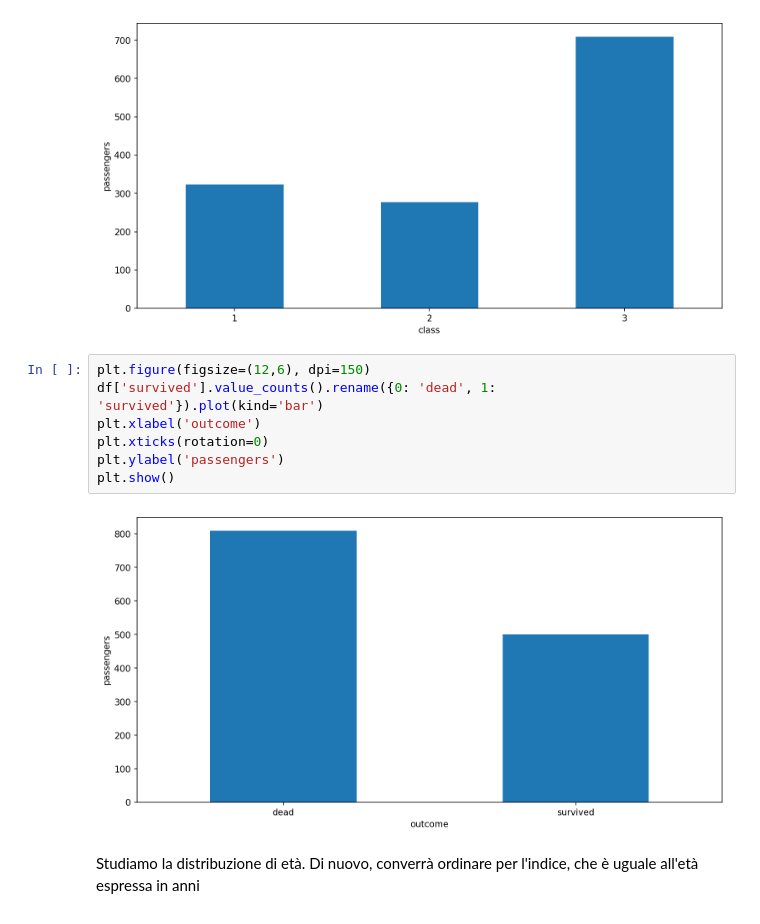
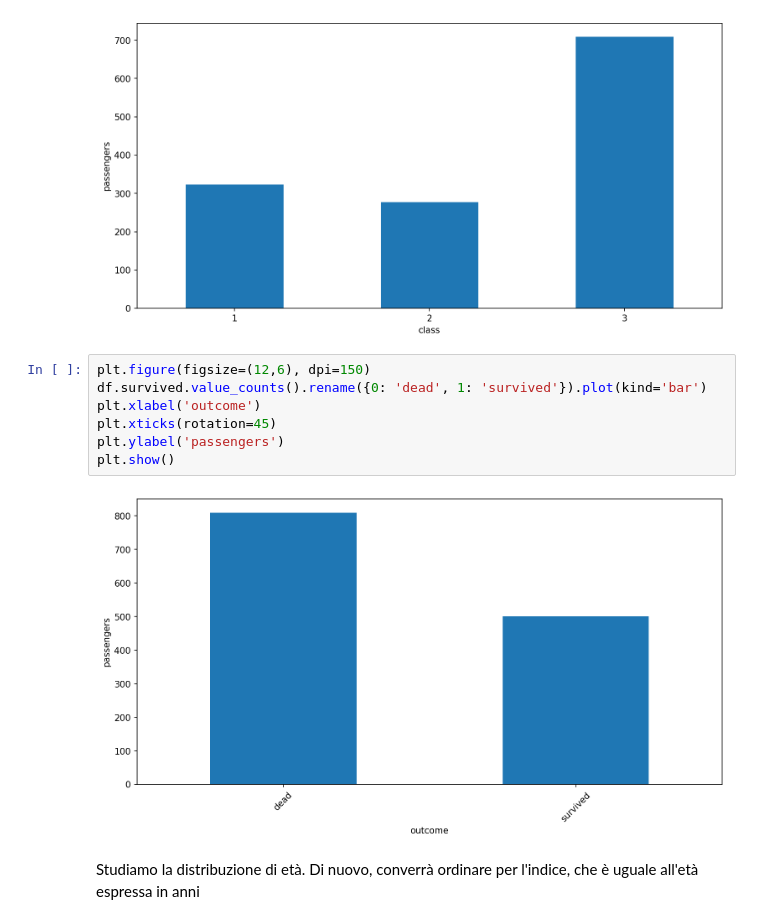
Before and after one commit to lucalista/analisi-dati-2023, a Jupyter notebook: 03.03.00__Titanic.ipynb, the cells around one changed output. Cells and saved outputs as stored; diff of their text form.

```diff
--- a/03.03.00__Titanic.ipynb
+++ b/03.03.00__Titanic.ipynb
@@ -119,13 +125,13 @@ plt.show()
 [figure]
 # %%
 plt.figure(figsize=(12,6), dpi=150)
-df['survived'].value_counts().rename({0: 'dead', 1: 'survived'}).plot(kind='bar')
+df.survived.value_counts().rename({0: 'dead', 1: 'survived'}).plot(kind='bar')
 plt.xlabel('outcome')
-plt.xticks(rotation=0)
+plt.xticks(rotation=45)
 plt.ylabel('passengers')
 plt.show()
 # %% [output]
-[figure, old version]
+[figure, new version]
 # %% [markdown]
 Studiamo la distribuzione di età. Di nuovo, converrà ordinare per l'indice, che è uguale all'età espressa in anni
 # %%
```
Also changed, not shown: parts of 4 cells of this notebook, 1 other file.
